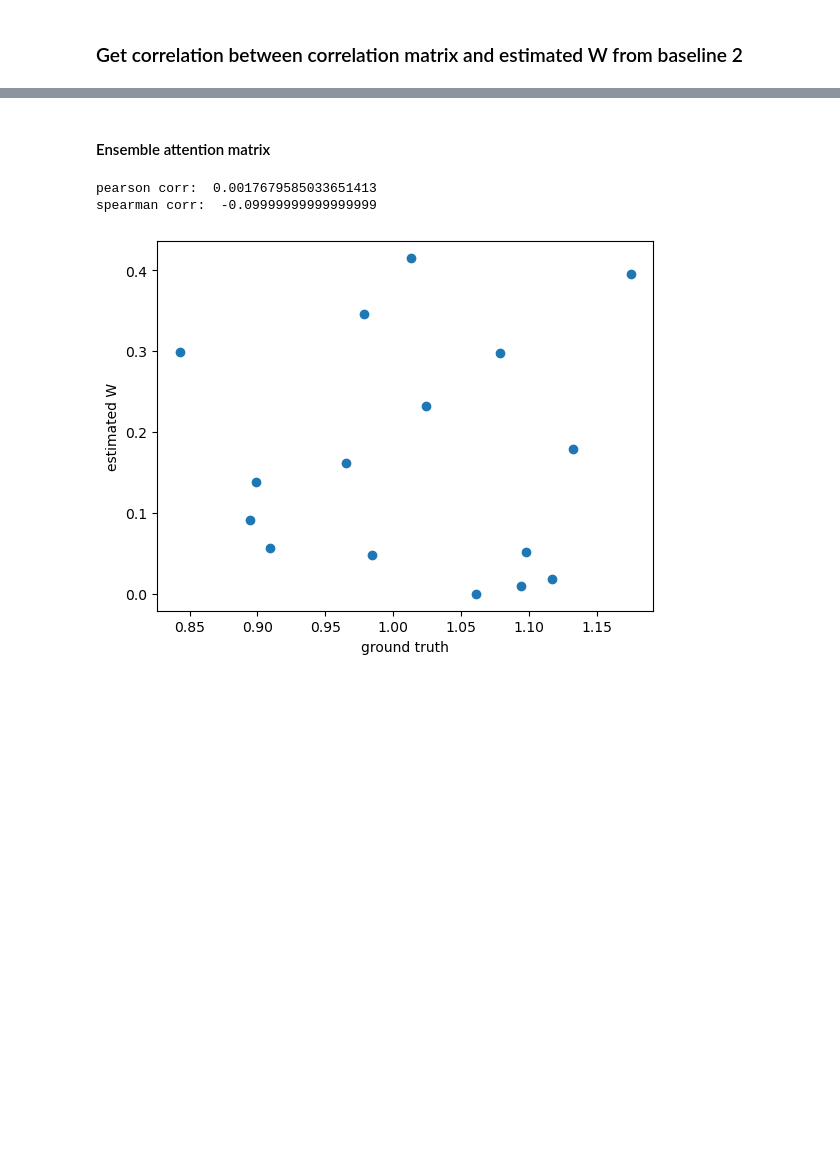
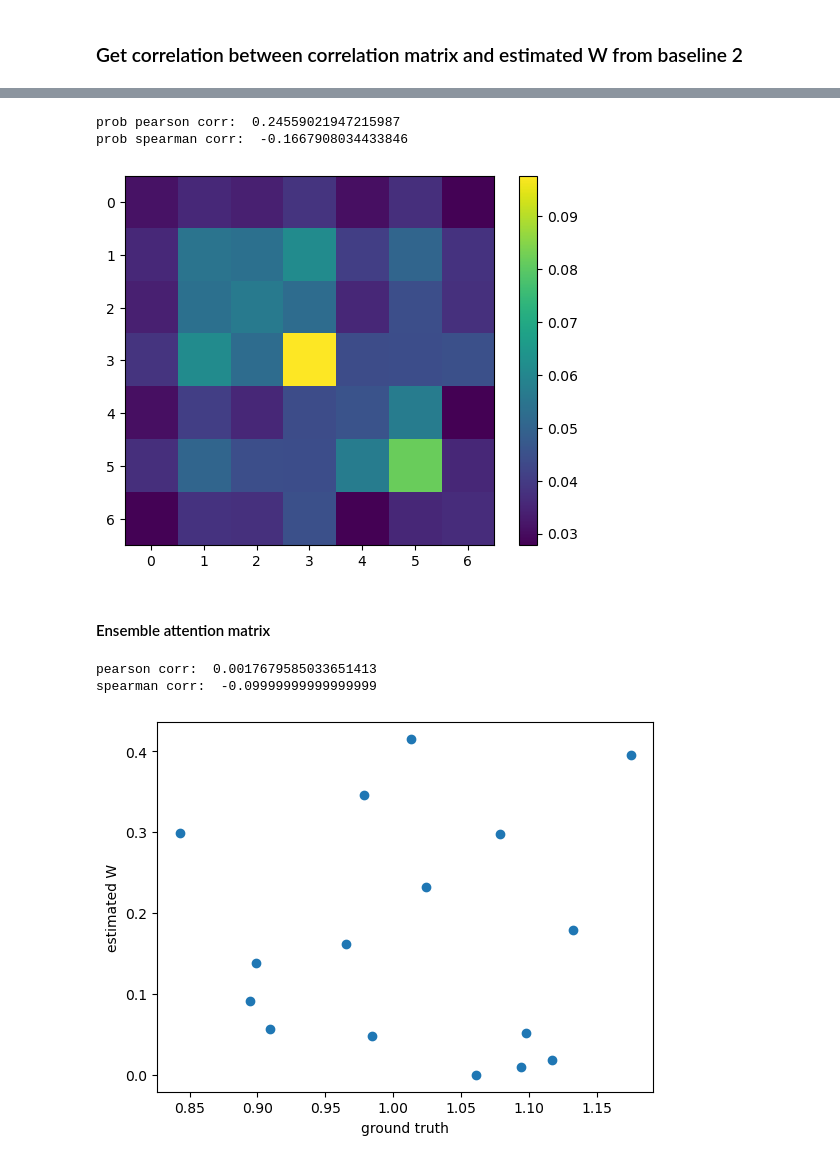
Before and after one commit to wuweizhang0723/func2graph, a Jupyter notebook: notebook/check_data/mouse_data.ipynb, the cells around one changed output, grey strips where cells are left out. Cells and saved outputs as stored; diff of their text form; code cells hidden in the pictures; blank space fills up the shorter version.

```diff
--- a/notebook/check_data/mouse_data.ipynb
+++ b/notebook/check_data/mouse_data.ipynb
@@ -479,3 +558,21 @@ pearson corr abs:  0.3207880463538222
+# %%
+prob_correlation_matrix = (correlation_matrix - np.mean(correlation_matrix)) / np.std(correlation_matrix)
+prob_correlation_matrix = np.abs(prob_correlation_matrix)
+prob_correlation_matrix = (prob_correlation_matrix - np.min(prob_correlation_matrix)) / (np.max(prob_correlation_matrix) - np.min(prob_correlation_matrix))
+prob_correlation_matrix_new, prob_correlation_matrix_cell_type_level, cell_type2cell_type_index = group_correlation_matrix_by_cell_type(prob_correlation_matrix, neuron_types_result)
+
+prob_pearson_corr = stats.pearsonr(ground_truth_prob_connectivity[mask].flatten(), prob_correlation_matrix_cell_type_level[mask].flatten())[0]
+print('prob pearson corr: ', prob_pearson_corr)
+prob_spearman_corr = stats.spearmanr(ground_truth_prob_connectivity[mask].flatten(), prob_correlation_matrix_cell_type_level[mask].flatten())[0]
+print('prob spearman corr: ', prob_spearman_corr)
+
+plt.imshow(prob_correlation_matrix_cell_type_level, interpolation='nearest')
+plt.colorbar()
+plt.show()
+# %% [output]
+prob pearson corr:  0.24559021947215987
+prob spearman corr:  -0.1667908034433846
+[figure, added]
 # %% [markdown]
 #### Ensemble attention matrix
 # %%
```
Also changed, not shown: parts of 9 cells of this notebook, 2 other files.
